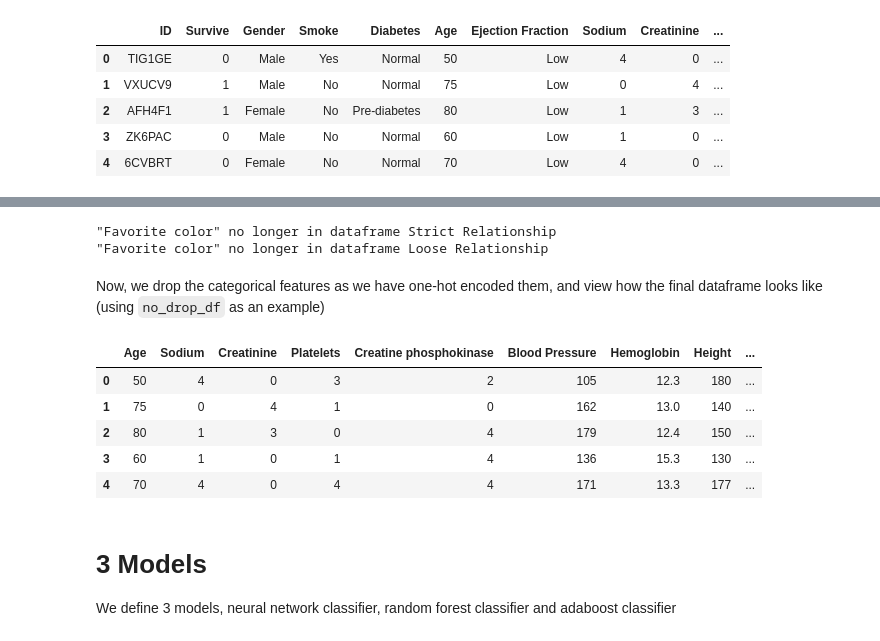
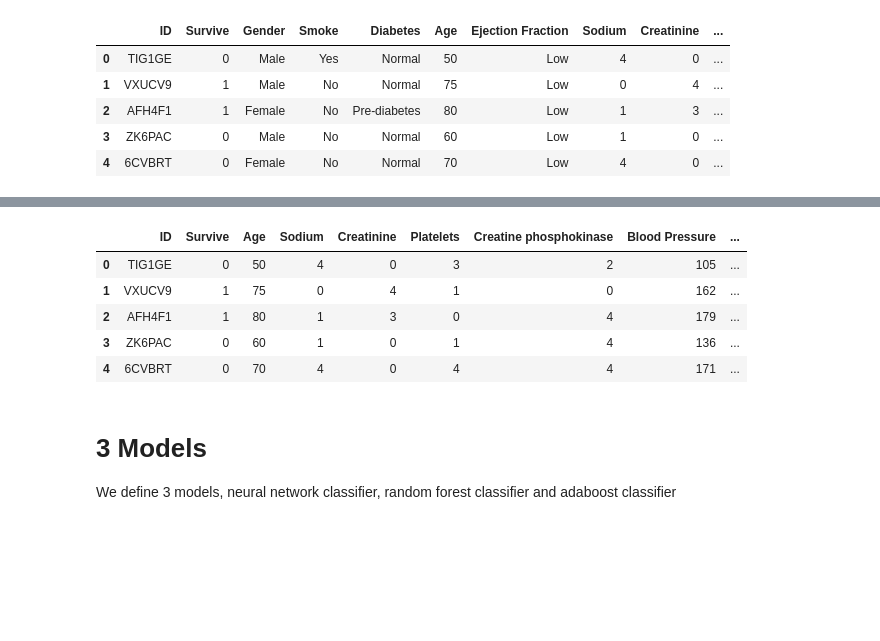
Before and after one commit to basyiro/ML_Task_3, a Jupyter notebook: eda.ipynb, the cells around one changed output, grey strips where cells are left out. Drawn from its saved outputs; the diff is of its cells as text; code cells hidden in the pictures; blank space fills up the shorter version.

Commit message:
Updated Encoding code
Updated the code for encoding categorical features

```diff
--- a/eda.ipynb
+++ b/eda.ipynb
@@ -523,32 +511,0 @@ dataframe_list = [strict_relationship_df, loose_relationship_df, no_drop_df]
-# %%
-encoded_features = []
-one_hot_encoded_dataframe_list = []
-
-
-def one_hot_encoding(dataframe):
-    for feature in categorical_feature_list:
-        try:
-            encoded_feat = (
-                OneHotEncoder()
-                .fit_transform(dataframe[feature].values.reshape(-1, 1))
-                .toarray()
-            )
-            n = dataframe[feature].nunique()
-            cols = ["{}_{}".format(feature, n) for n in range(1, n + 1)]
-            encoded_df = pd.DataFrame(encoded_feat, columns=cols)
-            encoded_df.index = dataframe.index
-            encoded_features.append(encoded_df)
-        except:
-            print(f'"{feature}" no longer in dataframe {dataframe.name}')
-    dataframe = pd.concat([dataframe, *encoded_features], axis=1)
-    return dataframe
-
-
-strict_relationship_df = one_hot_encoding(strict_relationship_df)
-loose_relationship_df = one_hot_encoding(loose_relationship_df)
-no_drop_df = one_hot_encoding(no_drop_df)
-# %% [output]
-"Favorite color" no longer in dataframe Strict Relationship
-"Favorite color" no longer in dataframe Loose Relationship
-# %% [markdown]
-Now, we drop the categorical features as we have one-hot encoded them, and view how the final dataframe looks like (using `no_drop_df` as an example)
@@ -559,12 +512,15 @@ no_drop_df_dropped = no_drop_df.drop(drop_columns, axis = 1)
-# %%
-no_drop_df_dropped.head(5)
-# %% [output]
-|  | Age | Sodium | Creatinine | Platelets | Creatine phosphokinase | Blood Pressure | Hemoglobin | Height | ... |
-| 0 | 50 | 4 | 0 | 3 | 2 | 105 | 12.3 | 180 | ... |
-| 1 | 75 | 0 | 4 | 1 | 0 | 162 | 13.0 | 140 | ... |
-| 2 | 80 | 1 | 3 | 0 | 4 | 179 | 12.4 | 150 | ... |
-| 3 | 60 | 1 | 0 | 1 | 4 | 136 | 15.3 | 130 | ... |
-| 4 | 70 | 4 | 0 | 4 | 4 | 171 | 13.3 | 177 | ... |
+# %%
+patients_df_encoded = pd.get_dummies(patients_df,
+                                     columns=['Gender', 'Smoke', 'Diabetes', 'Ejection Fraction', 'Favorite color'],
+                                     drop_first=True)
+patients_df_encoded.head()
+# %% [output]
+|  | ID | Survive | Age | Sodium | Creatinine | Platelets | Creatine phosphokinase | Blood Pressure | ... |
+| 0 | TIG1GE | 0 | 50 | 4 | 0 | 3 | 2 | 105 | ... |
+| 1 | VXUCV9 | 1 | 75 | 0 | 4 | 1 | 0 | 162 | ... |
+| 2 | AFH4F1 | 1 | 80 | 1 | 3 | 0 | 4 | 179 | ... |
+| 3 | ZK6PAC | 0 | 60 | 1 | 0 | 1 | 4 | 136 | ... |
+| 4 | 6CVBRT | 0 | 70 | 4 | 0 | 4 | 4 | 171 | ... |
 # %% [markdown]
 # 3 Models
 
```
Also changed, not shown: parts of 13 cells of this notebook, 1 other file.
